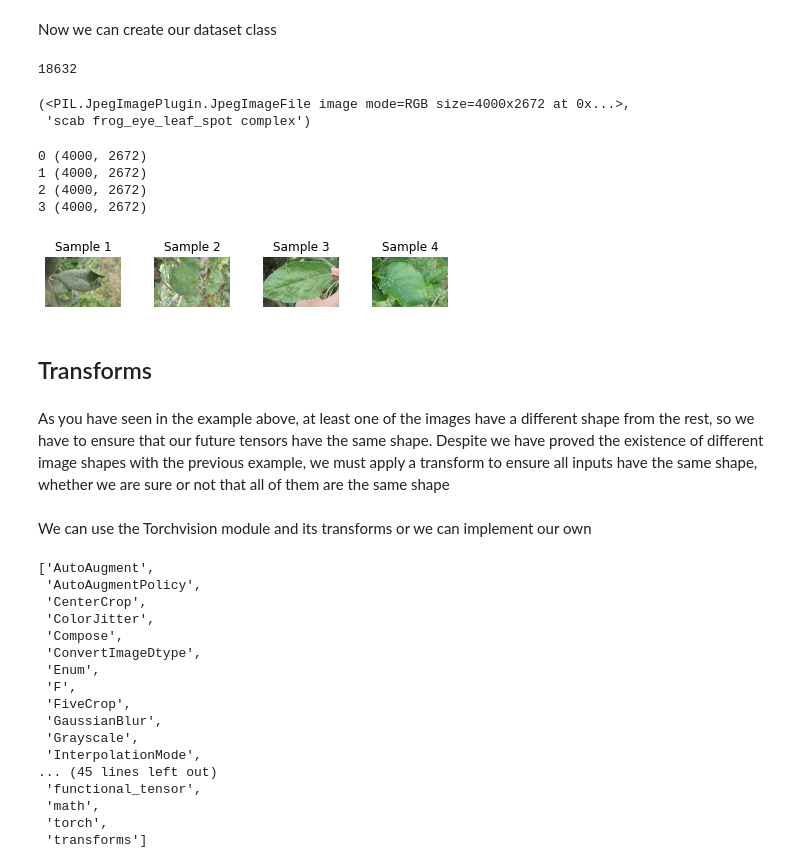
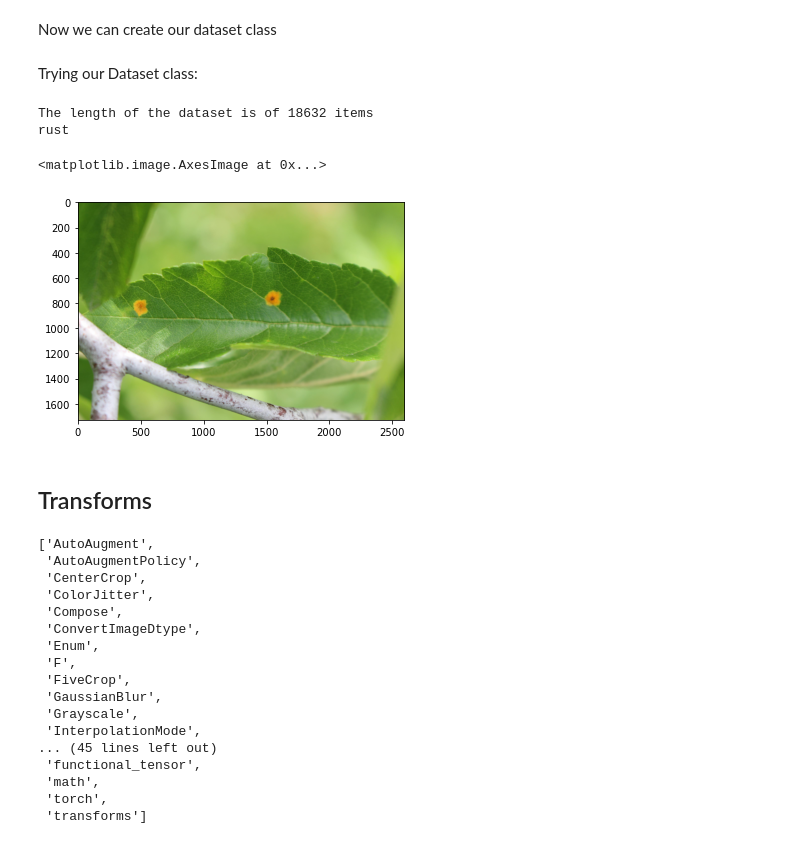
Before and after one commit to arturoruizs/Plant_Pathology_2021, a Jupyter notebook: plant_pathology.ipynb, the cells around one changed output. Drawn from its saved outputs; the diff is of its cells as text; code cells hidden in the pictures.

```diff
--- a/plant_pathology.ipynb
+++ b/plant_pathology.ipynb
@@ -214,7 +214,7 @@ class PlantDS(Dataset):
 
 
         if self.transforms:
-            self.transforms(image)
+            image = self.transforms(image)
 
         #Here we may use an if to apply one hot encoding to label
 
@@ -255,35 +225,19 @@ plant_dataset = PlantPathologyDataset('train.csv','train_images/')
-# %%
-len(plant_dataset)
-# %% [output]
-18632
-# %%
-plant_dataset[1]
-# %% [output]
-(<PIL.JpegImagePlugin.JpegImageFile image mode=RGB size=4000x2672 at 0x...>,
- 'scab frog_eye_leaf_spot complex')
-# %%
-for i in range(len(plant_dataset)):
-    if i > 3:
-        break
-    sample = plant_dataset[i]
-    print(i, sample[0].size)
-    ax = plt.subplot(1, 4, i + 1)
-    plt.tight_layout()
-    ax.set_title(f'Sample {i+1}')
-    ax.axis('off')
-    plt.imshow(sample[0])
-# %% [output]
-0 (4000, 2672)
-1 (4000, 2672)
-2 (4000, 2672)
-3 (4000, 2672)
-[figure, removed]
+# %% [markdown]
+Trying our Dataset class:
+# %%
+example_set = PlantDS(ROOT_DIR)
+print(f'The length of the dataset is of {len(example_set)} items')
+sample_image,sample_label = example_set[6]
+
+print(sample_label)
+plt.imshow(sample_image)
+# %% [output]
+The length of the dataset is of 18632 items
+rust
+<matplotlib.image.AxesImage at 0x...>
+[figure, added]
 # %% [markdown]
 ## Transforms
-# %% [markdown]
-As you have seen in the example above, at least one of the images have a different shape from the rest, so we have to ensure that our future tensors have the same shape. Despite we have proved the existence of different image shapes with the previous example, we must apply a transform to ensure all inputs have the same shape, whether we are sure or not that all of them are the same shape
-# %% [markdown]
-We can use the Torchvision module and its transforms or we can implement our own
 # %%
 dir(transforms)
 # %% [output]
```
Also changed, not shown: parts of 23 cells of this notebook.
